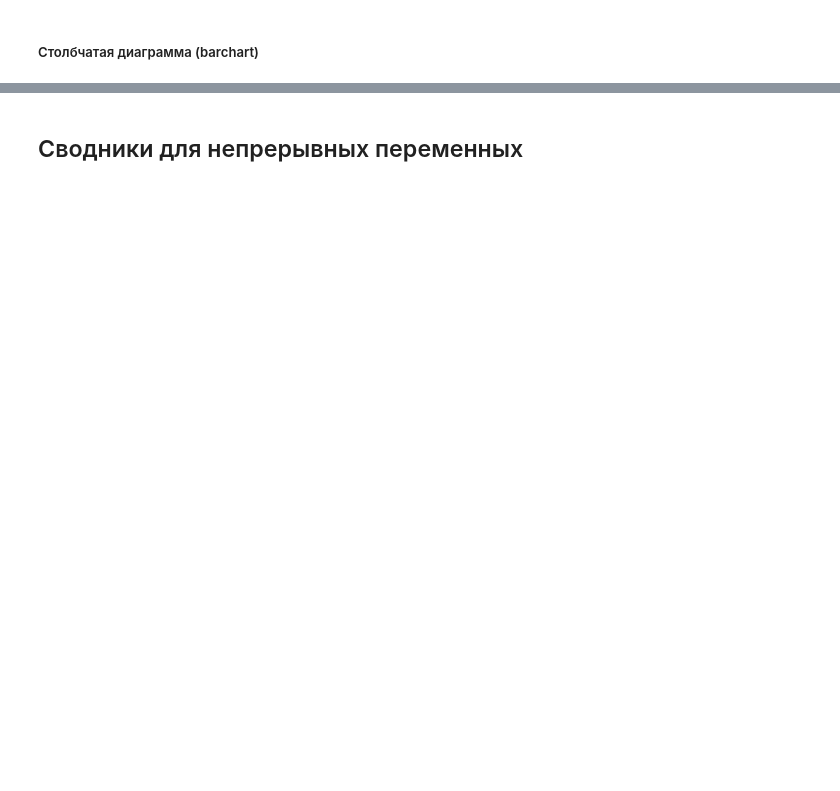
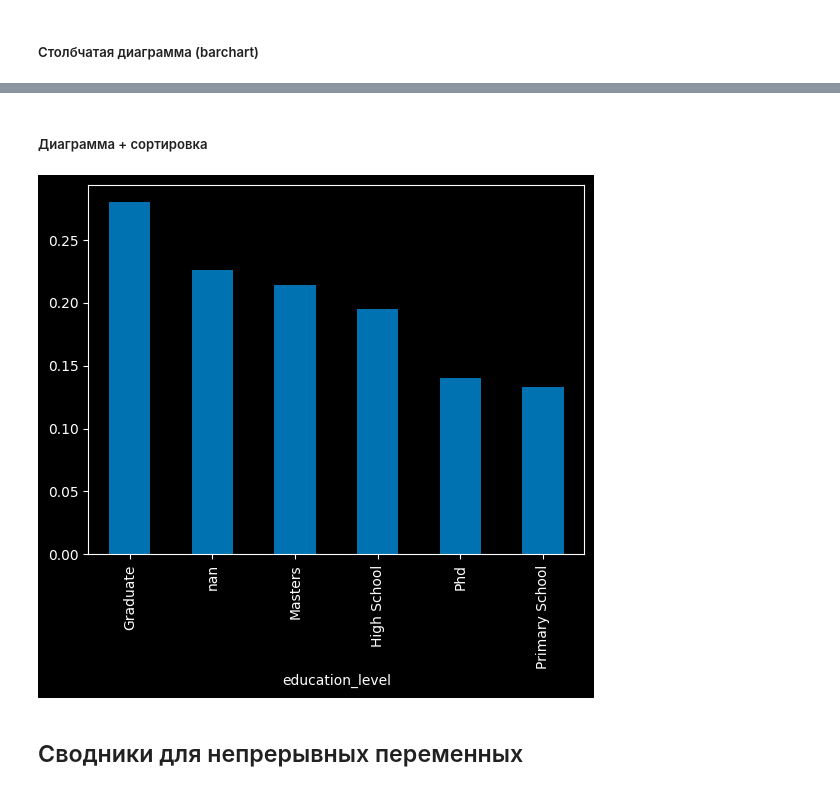
Before and after one commit to Zetis659/Data_Science_GM, a Jupyter notebook: 3.Pandas_check-up/Pandas_check-up.ipynb, the cells around one changed output, grey strips where cells are left out. Saved outputs shown, nothing was run; the diff lists cells and outputs as text; code cells hidden in the pictures; blank space fills up the shorter version.

```diff
--- a/3.Pandas_check-up/Pandas_check-up.ipynb
+++ b/3.Pandas_check-up/Pandas_check-up.ipynb
@@ -545,2 +558,8 @@ df.groupby('education_level', dropna=False)['target'].mean().plot(kind='bar');
+# %% [markdown]
+##### Диаграмма + сортировка
+# %%
+df.groupby('education_level', dropna=False)['target'].mean().sort_values(ascending=False).plot(kind='bar');
+# %% [output]
+[figure, added]
 # %% [markdown]
 ## Сводники для непрерывных переменных
```
Also changed, not shown: parts of 104 cells of this notebook.
